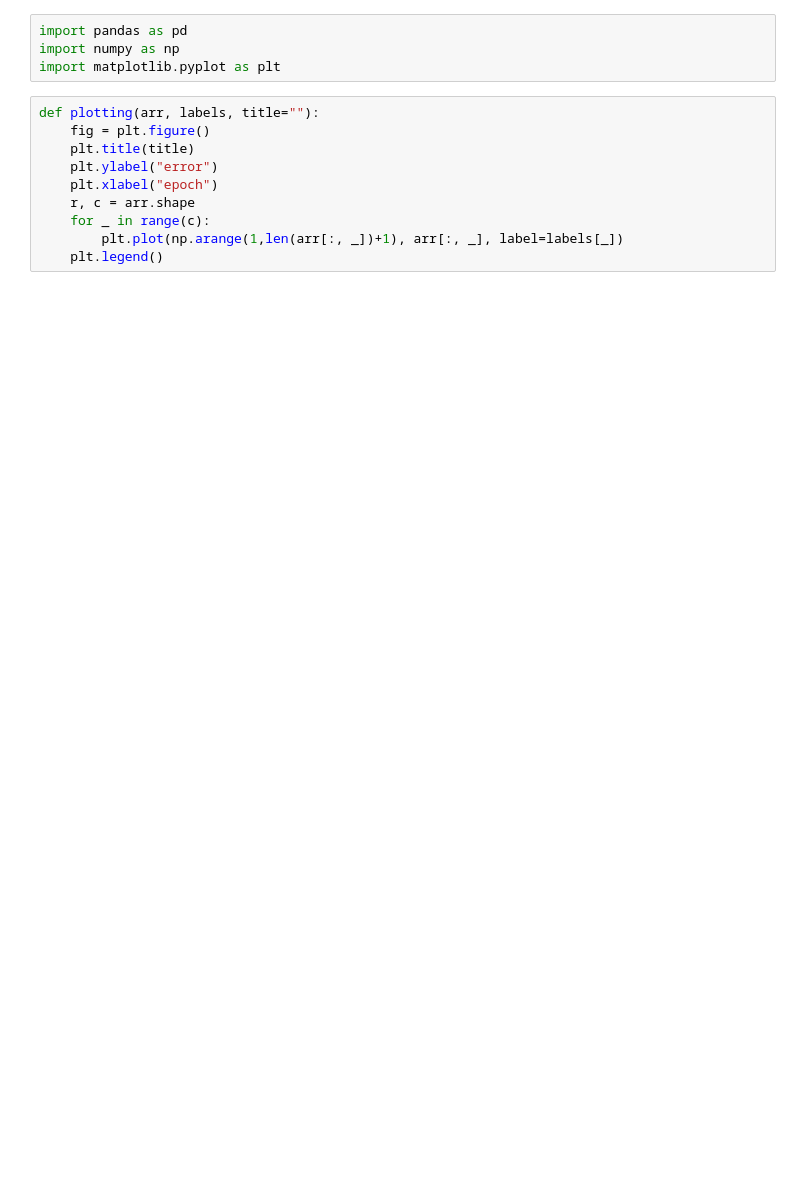
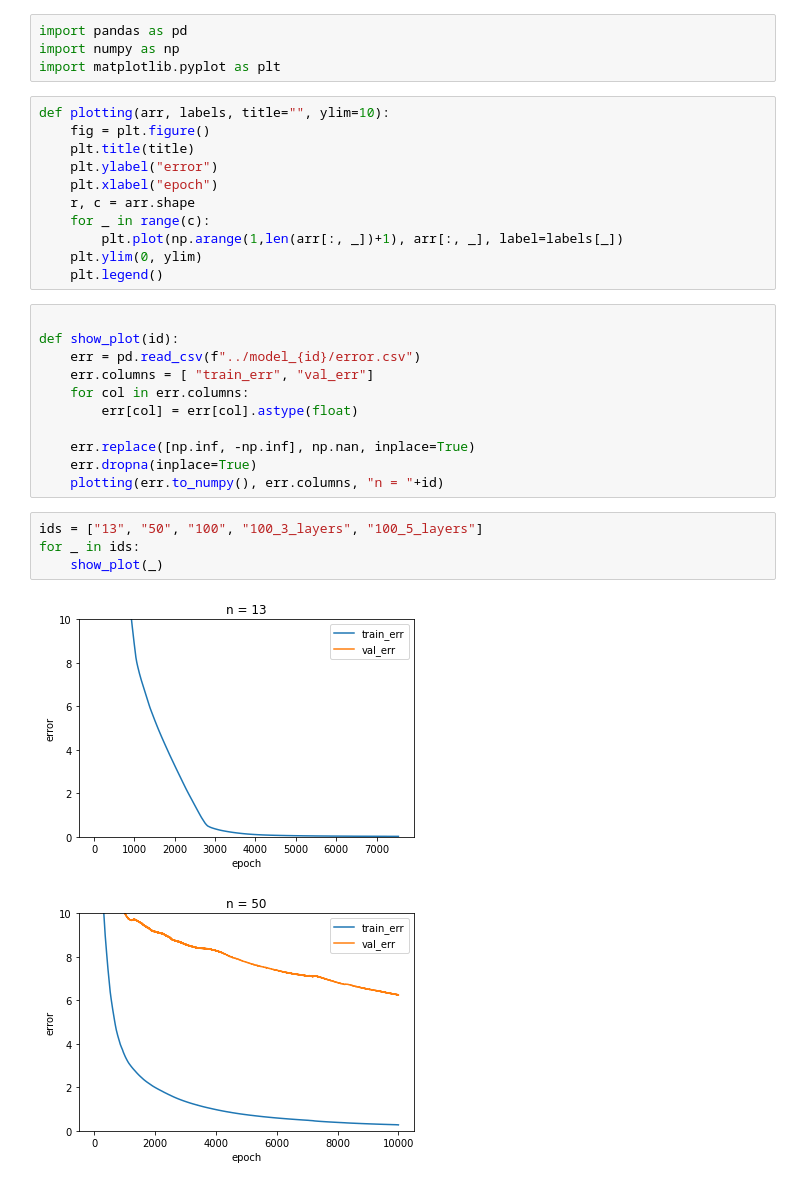
Before and after one commit to Alexandra-SR/AI-Forward, a Jupyter notebook: notebooks/plots.ipynb, the cells around one changed output. Cells and saved outputs as stored; diff of their text form; blank space fills up the shorter version.

```diff
--- a/notebooks/plots.ipynb
+++ b/notebooks/plots.ipynb
@@ -3,7 +3,7 @@ import pandas as pd
 import numpy as np
 import matplotlib.pyplot as plt
 # %%
-def plotting(arr, labels, title=""):
+def plotting(arr, labels, title="", ylim=10):
     fig = plt.figure()
     plt.title(title)
     plt.ylabel("error")
@@ -11,4 +11,23 @@ def plotting(arr, labels, title=""):
     r, c = arr.shape
     for _ in range(c):
         plt.plot(np.arange(1,len(arr[:, _])+1), arr[:, _], label=labels[_])
+    plt.ylim(0, ylim)
     plt.legend()
+# %%
+
+def show_plot(id):
+    err = pd.read_csv(f"../model_{id}/error.csv")
+    err.columns = [ "train_err", "val_err"]
+    for col in err.columns:
+        err[col] = err[col].astype(float)
+
+    err.replace([np.inf, -np.inf], np.nan, inplace=True)
+    err.dropna(inplace=True)
+    plotting(err.to_numpy(), err.columns, "n = "+id)
+# %%
+ids = ["13", "50", "100", "100_3_layers", "100_5_layers"]
+for _ in ids:
+    show_plot(_)
+# %% [output]
+[figure, added]
+[figure, added]
```
Also changed, not shown: parts of 3 cells of this notebook, 21 other files.
